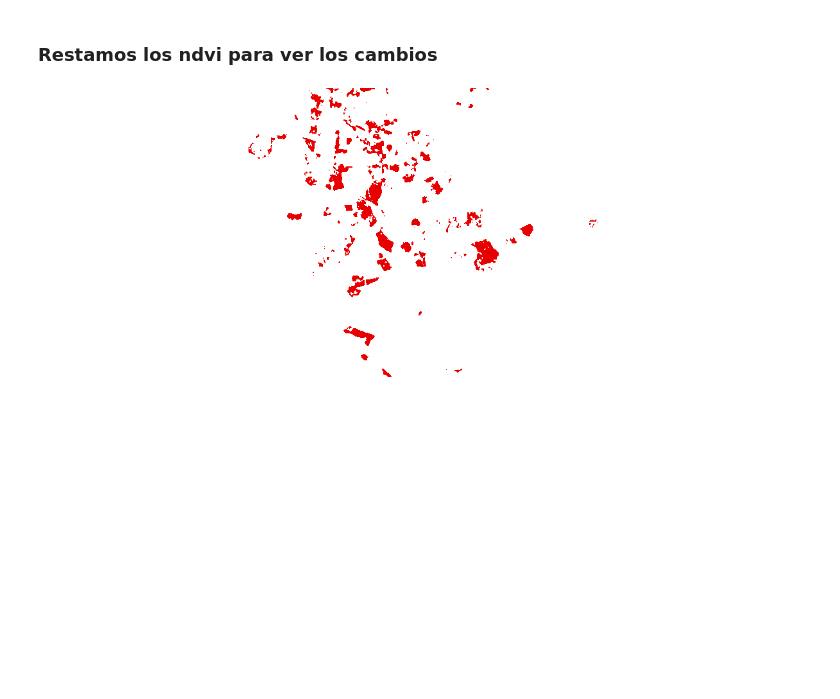
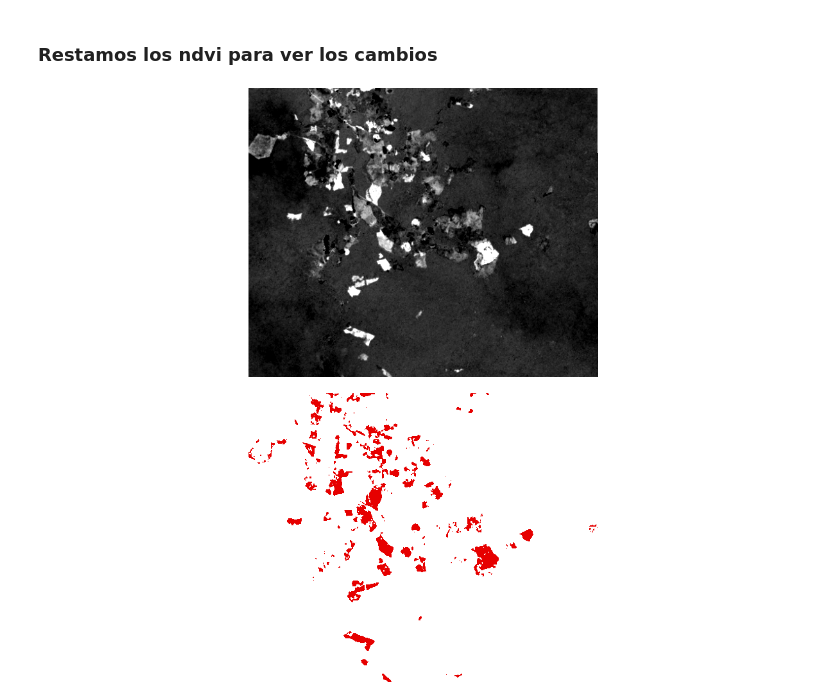
Before and after one commit to GeoGeeks/Api_Python_for_ArcGIS_dev2019, a Jupyter notebook: Imagenes satelitales deforestación en el Caqueta.ipynb, the cells around one changed output. Drawn from its saved outputs; the diff is of its cells as text; code cells hidden in the pictures; blank space fills up the shorter version.

```diff
--- a/Imagenes satelitales deforestación en el Caqueta.ipynb
+++ b/Imagenes satelitales deforestación en el Caqueta.ipynb
@@ -196,6 +185,9 @@ plt.pie(histogram, colors=['red','green']);
 ### Restamos los ndvi para ver los cambios
 # %%
 ndvi_dif=ndvi_2016-ndvi2019
+ndvi_dif
+# %% [output]
+[figure, added]
 # %%
 Diffar = colormap(remap(ndvi_dif,
                              input_ranges=[-0.1,  -0.1,  # Valores a confirmar
```
Also changed, not shown: parts of 17 cells of this notebook, 30 other files.
